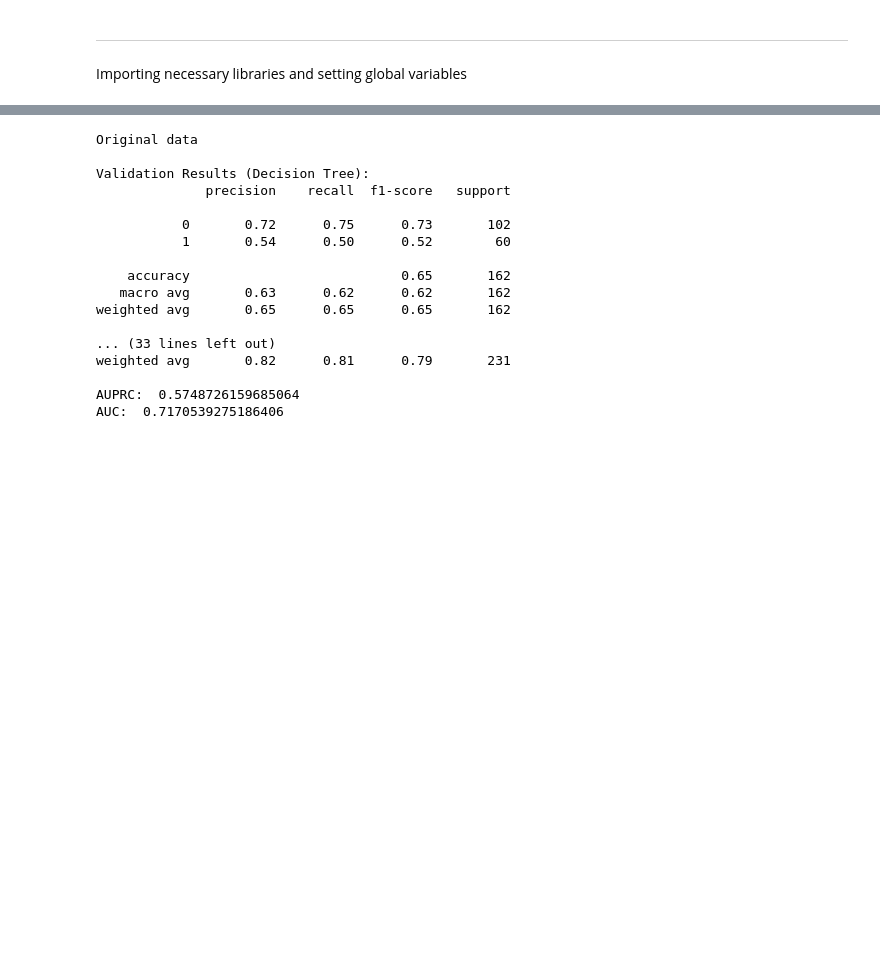
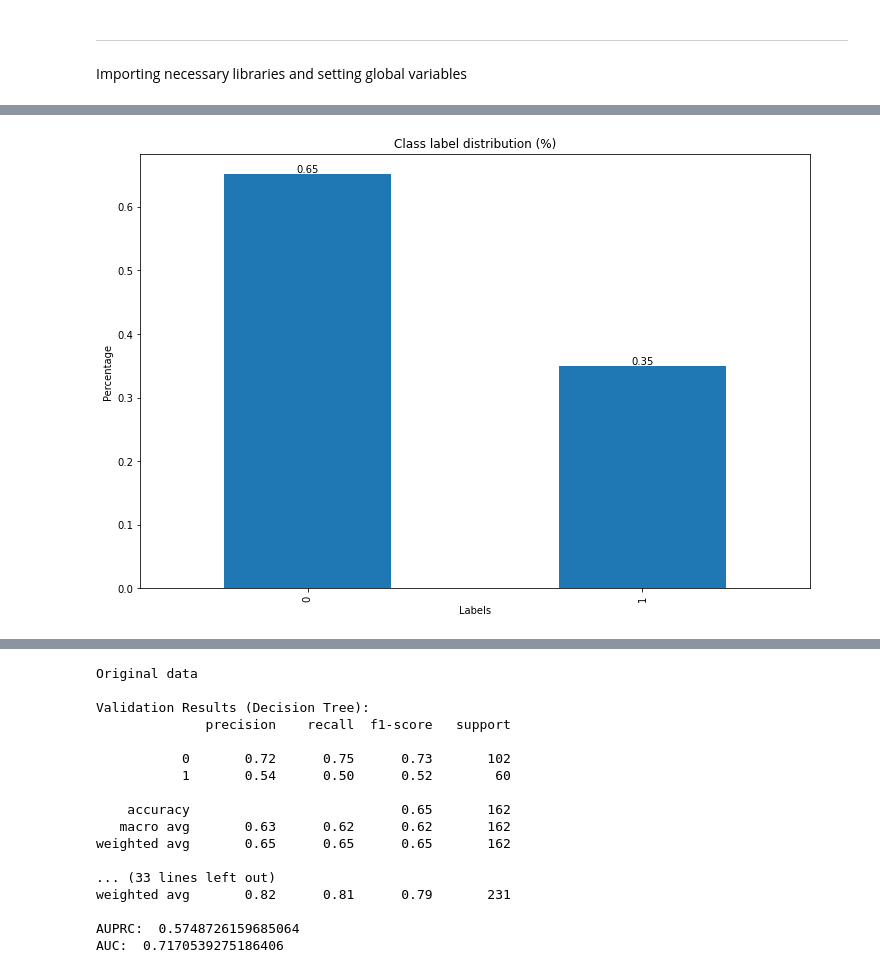
Before and after one commit to mazzardi/DAMI2, a Jupyter notebook: final.ipynb, the cells around one changed output, grey strips where cells are left out. Drawn from its saved outputs; the diff is of its cells as text; code cells hidden in the pictures; blank space fills up the shorter version.

```diff
--- a/final.ipynb
+++ b/final.ipynb
@@ -65,3 +92,26 @@ total_labels.plot(kind='bar', title='Plot over class imbalance')
+# %%
+x_labels = [0,1]
+total_labels_percentage = original_df.Outcome.value_counts()/len(original_df)
+
+plt.figure(figsize=(12,8))
+ax = total_labels_percentage.plot(kind='bar')
+ax.set_title('Class label distribution (%)')
+ax.set_xlabel('Labels')
+ax.set_ylabel('Percentage')
+ax.set_xticklabels(x_labels)
+
+rects = ax.patches
+labels = []
+
+for lbl in total_labels_percentage:
+    labels.append("{0:.2f}".format(lbl))
+
+for rect,lbl in zip(rects, labels):
+    height = rect.get_height()
+    ax.text(rect.get_x() + rect.get_width() / 2, height
+            , lbl, ha='center', va='bottom')
+# %% [output]
+[figure, added]
 # %%
 #we can now split attributes and class label
 X = original_df.drop('Outcome', axis=1)
```
Also changed, not shown: parts of 9 cells of this notebook, 4 other files.
